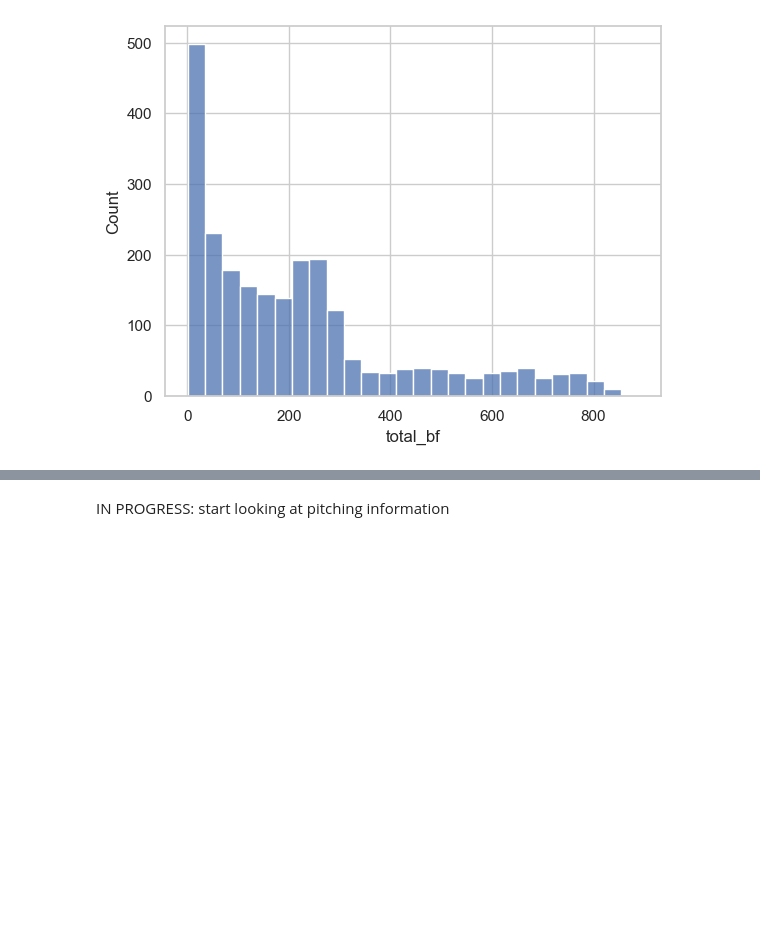
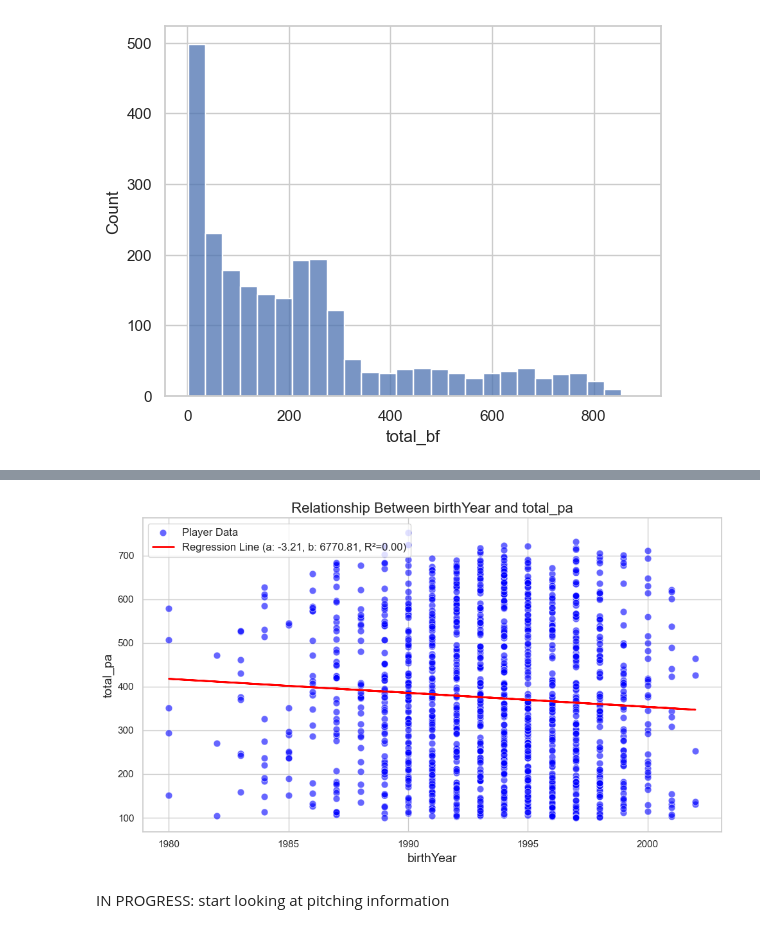
Before and after one commit to etienne-busnel/Cincinnati-Reds-Hackathon-2025, a Jupyter notebook: Player_Information.ipynb, the cells around one changed output, grey strips where cells are left out. Cells and saved outputs as stored; diff of their text form; code cells hidden in the pictures; blank space fills up the shorter version.

```diff
--- a/Player_Information.ipynb
+++ b/Player_Information.ipynb
@@ -730,5 +756,7 @@ linear_regression_scatter(df_players_full,'obp','total_pa')
 # %%
-linear_regression_scatter(df_players_full,'ops','total_pa', min_y=100)
+linear_regression_scatter(df_players_full,'birthYear','total_pa', min_y=100)
+# %% [output]
+[figure, added]
 # %%
 #full list of all columns in df_players
 for i in df_players_full.columns:
```
Also changed, not shown: parts of 6 cells of this notebook.
